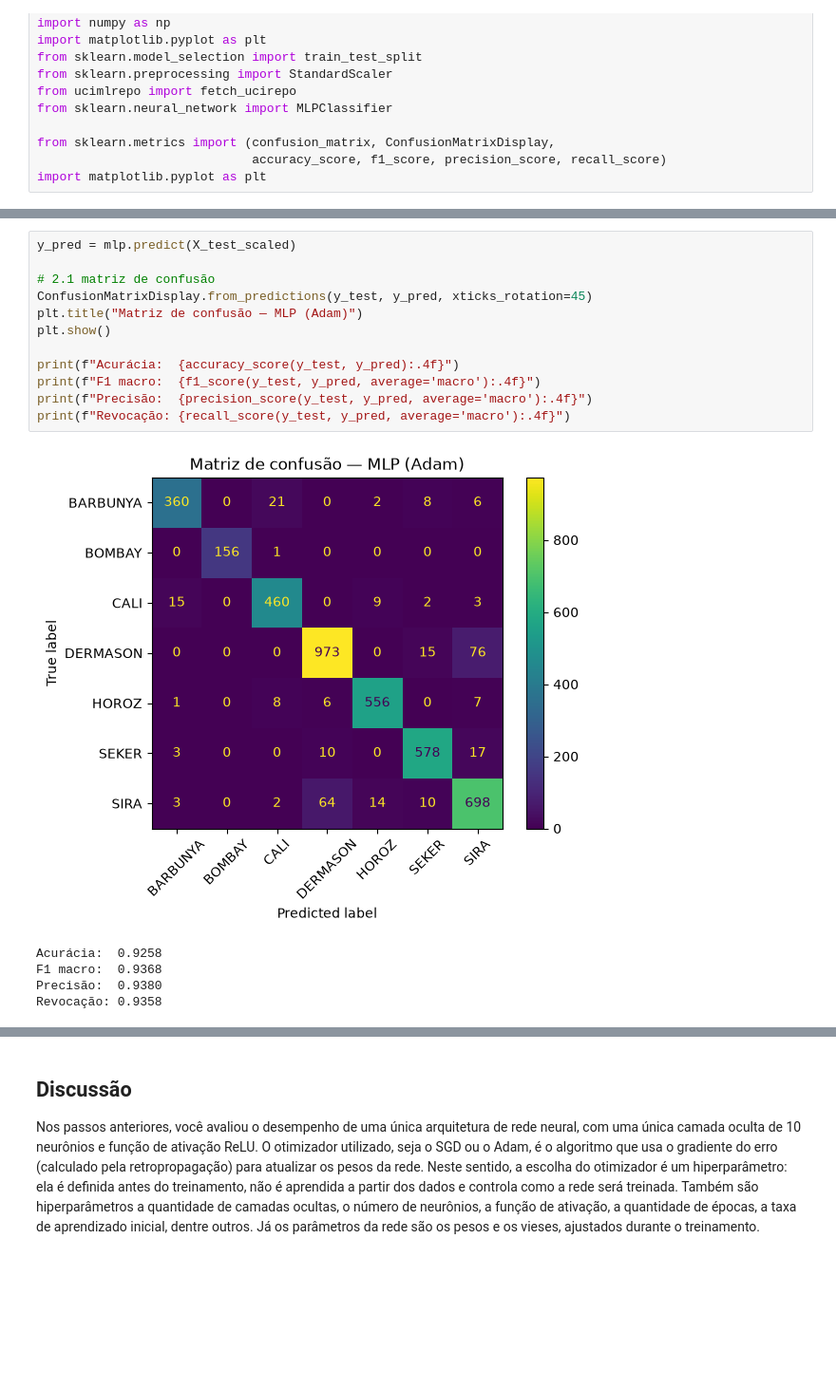
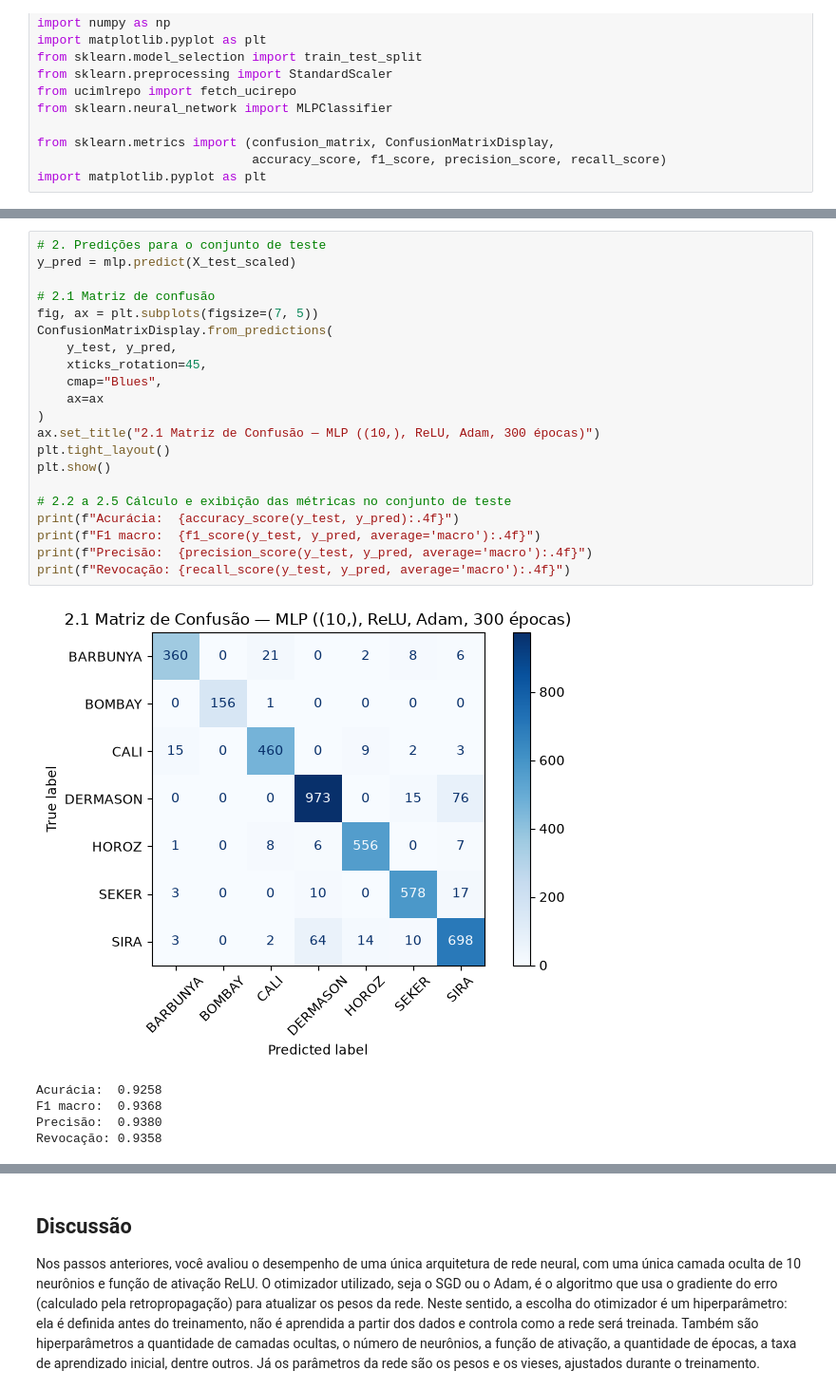
Before and after one commit to arthur-rezende/rna-2026-pp2-2, a Jupyter notebook: notebook/PP2.2.2.ipynb, the cells around one changed output, grey strips where cells are left out. Shown at 95% size. Cells and saved outputs as stored; diff of their text form; blank space fills up the shorter version.

```diff
--- a/notebook/PP2.2.2.ipynb
+++ b/notebook/PP2.2.2.ipynb
@@ -156,19 +203,28 @@ Iteration 300, loss = 0.18163193
 MLPClassifier(hidden_layer_sizes=(10,), max_iter=300, random_state=42,
               verbose=True)
 # %%
+# 2. Predições para o conjunto de teste
 y_pred = mlp.predict(X_test_scaled)
 
-# 2.1 matriz de confusão
-ConfusionMatrixDisplay.from_predictions(y_test, y_pred, xticks_rotation=45)
-plt.title("Matriz de confusão — MLP (Adam)")
+# 2.1 Matriz de confusão
+fig, ax = plt.subplots(figsize=(7, 5))
+ConfusionMatrixDisplay.from_predictions(
+    y_test, y_pred,
+    xticks_rotation=45,
+    cmap="Blues",
+    ax=ax
+)
+ax.set_title("2.1 Matriz de Confusão — MLP ((10,), ReLU, Adam, 300 épocas)")
+plt.tight_layout()
 plt.show()
 
+# 2.2 a 2.5 Cálculo e exibição das métricas no conjunto de teste
 print(f"Acurácia:  {accuracy_score(y_test, y_pred):.4f}")
 print(f"F1 macro:  {f1_score(y_test, y_pred, average='macro'):.4f}")
 print(f"Precisão:  {precision_score(y_test, y_pred, average='macro'):.4f}")
 print(f"Revocação: {recall_score(y_test, y_pred, average='macro'):.4f}")
 # %% [output]
-[figure, old version]
+[figure, new version]
 Acurácia:  0.9258
 F1 macro:  0.9368
 Precisão:  0.9380
```
Also changed, not shown: parts of 39 cells of this notebook, 2 other files.
